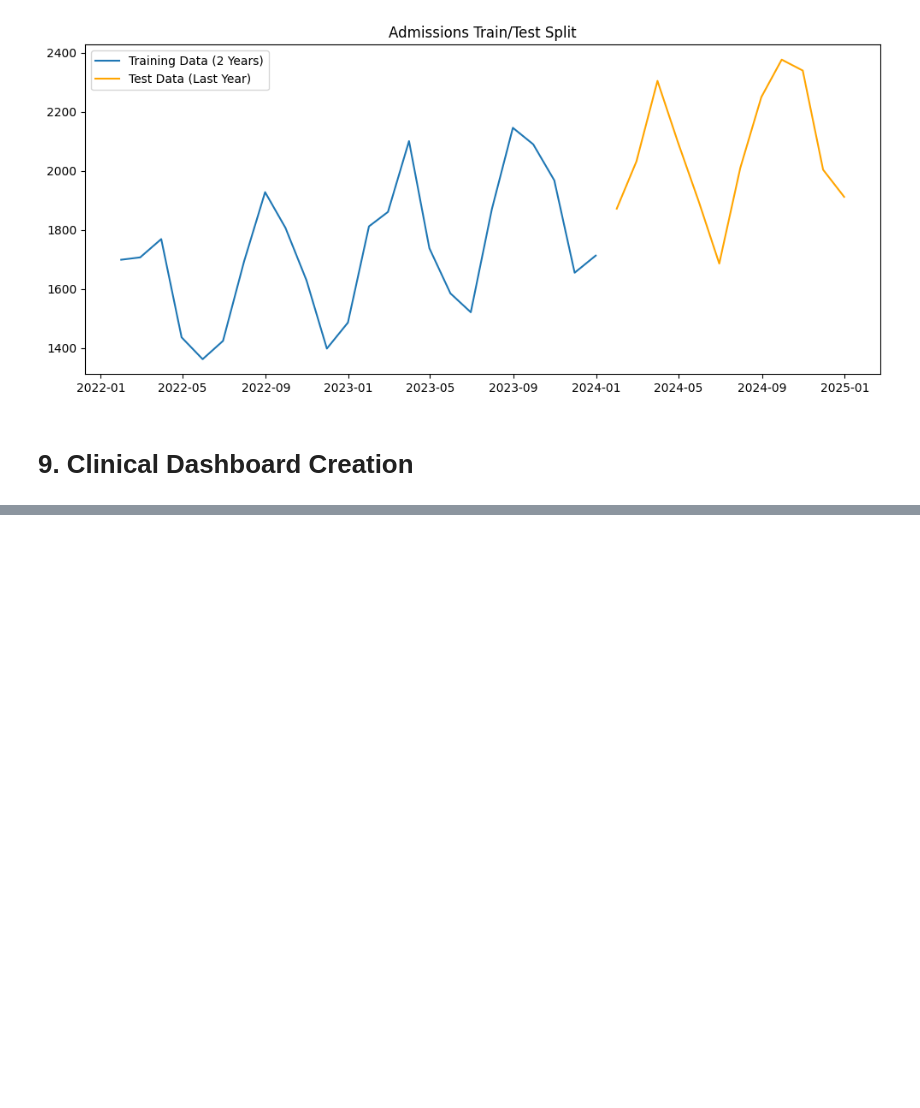
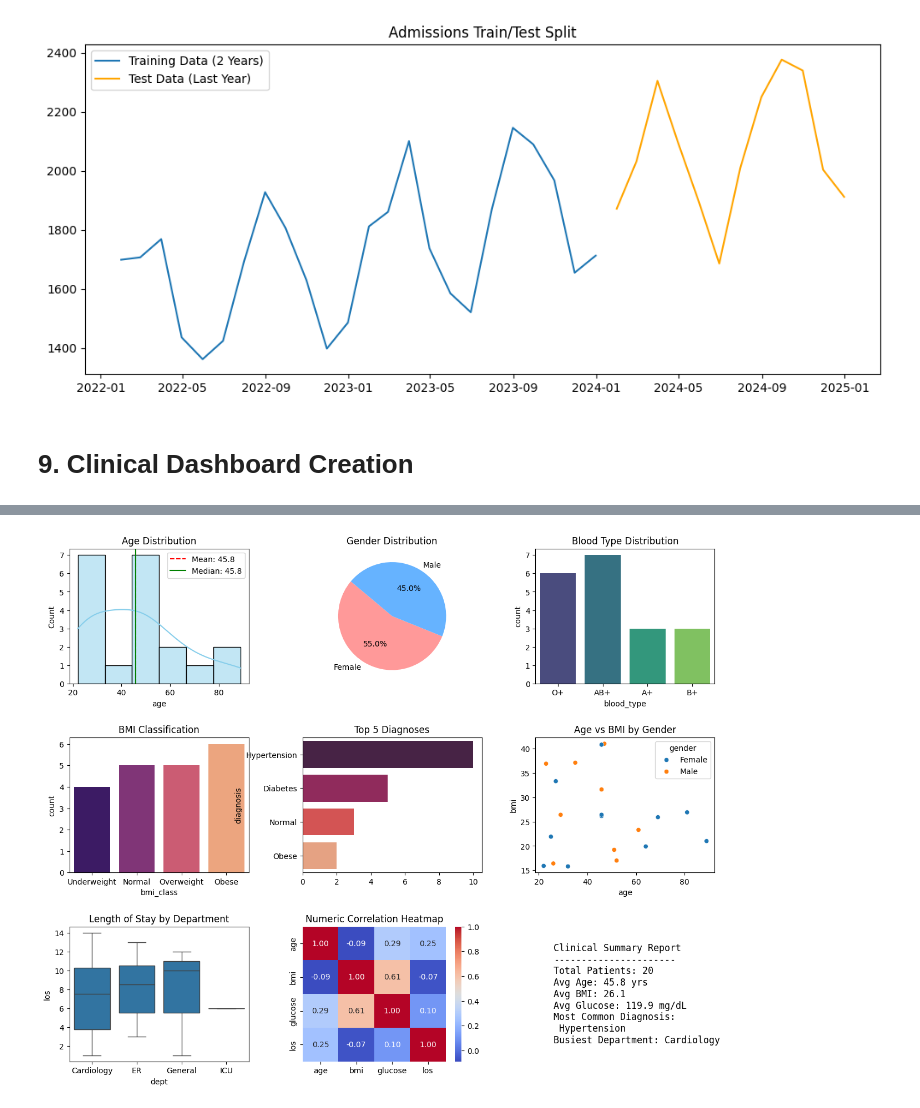
Before and after one commit to Fentahun60/Fentahun, a Jupyter notebook: Data_Science_Training Emerald.ipynb, the cells around one changed output, grey strips where cells are left out. Cells and saved outputs as stored; diff of their text form; code cells hidden in the pictures; blank space fills up the shorter version.

```diff
--- a/Data_Science_Training Emerald.ipynb
+++ b/Data_Science_Training Emerald.ipynb
@@ -1718,0 +2109,80 @@ Test set (2024): 12 months
+# %%
+import matplotlib.pyplot as plt
+import seaborn as sns
+import numpy as np
+
+# Standardize gender for visualization
+df_patients['gender'] = df_patients['gender'].replace({'F': 'Female', 'M': 'Male'})
+
+# Define BMI classification function
+def get_bmi_cat(bmi):
+    if bmi < 18.5: return 'Underweight'
+    elif bmi < 25: return 'Normal'
+    elif bmi < 30: return 'Overweight'
+    else: return 'Obese'
+
+df_patients['bmi_class'] = df_patients['bmi'].apply(get_bmi_cat)
+
+# Create the 3x3 subplot layout
+fig, axes = plt.subplots(3, 3, figsize=(15, 12))
+plt.subplots_adjust(hspace=0.4, wspace=0.3)
+
+# 1. Age Distribution Histogram
+sns.histplot(df_patients['age'], kde=True, ax=axes[0, 0], color='skyblue')
+axes[0, 0].axvline(df_patients['age'].mean(), color='red', linestyle='--', label=f'Mean: {df_patients["age"].mean():.1f}')
+axes[0, 0].axvline(df_patients['age'].median(), color='green', linestyle='-', label=f'Median: {df_patients["age"].median():.1f}')
+axes[0, 0].set_title('Age Distribution')
+axes[0, 0].legend()
+
+# 2. Gender Pie Chart
+gender_counts = df_patients['gender'].value_counts()
+axes[0, 1].pie(gender_counts, labels=gender_counts.index, autopct='%1.1f%%', startangle=140, colors=['#ff9999','#66b3ff'])
+axes[0, 1].set_title('Gender Distribution')
+
+# 3. Blood Type Bar Chart
+sns.countplot(x='blood_type', data=df_patients, ax=axes[0, 2], palette='viridis')
+axes[0, 2].set_title('Blood Type Distribution')
+
+# 4. BMI Classification Distribution
+sns.countplot(x='bmi_class', data=df_patients, ax=axes[1, 0], palette='magma', order=['Underweight', 'Normal', 'Overweight', 'Obese'])
+axes[1, 0].set_title('BMI Classification')
+
+# 5. Diagnosis Frequency (Top 5)
+top_diag = df_patients['diagnosis'].value_counts().head(5)
+sns.barplot(x=top_diag.values, y=top_diag.index, ax=axes[1, 1], palette='rocket')
+axes[1, 1].set_title('Top 5 Diagnoses')
+
+# 6. Age vs BMI Scatter Plot by Gender
+sns.scatterplot(x='age', y='bmi', hue='gender', data=df_patients, ax=axes[1, 2])
+axes[1, 2].set_title('Age vs BMI by Gender')
+
+# 7. Length of Stay (Simulated) by Department (Simulated Departments)
+# Note: departmental data is simulated for this specific visualization task
+departments = ['Cardiology', 'ER', 'ICU', 'General']
+df_patients['dept'] = np.random.choice(departments, len(df_patients))
+# Using simulated 'los' (Length of Stay) values
+df_patients['los'] = np.random.randint(1, 15, len(df_patients))
+sns.boxplot(x='dept', y='los', data=df_patients, ax=axes[2, 0])
+axes[2, 0].set_title('Length of Stay by Department')
+
+# 8. Correlation Heatmap of Numeric Variables
+corr = df_patients[['age', 'bmi', 'glucose', 'los']].corr()
+sns.heatmap(corr, annot=True, cmap='coolwarm', fmt='.2f', ax=axes[2, 1])
+axes[2, 1].set_title('Numeric Correlation Heatmap')
+
+# 9. Summary Statistics Text Panel
+axes[2, 2].axis('off')
+stats_text = (
+    f"Clinical Summary Report\n"
+    f"----------------------\n"
+    f"Total Patients: {len(df_patients)}\n"
+    f"Avg Age: {df_patients['age'].mean():.1f} yrs\n"
+    f"Avg BMI: {df_patients['bmi'].mean():.1f}\n"
+    f"Avg Glucose: {df_patients['glucose'].mean():.1f} mg/dL\n"
+    f"Most Common Diagnosis:\n {df_patients['diagnosis'].mode()[0]}\n"
+    f"Busiest Department: {df_patients['dept'].mode()[0]}"
+)
+axes[2, 2].text(0.1, 0.5, stats_text, fontsize=12, verticalalignment='center', family='monospace')
+
+plt.show()
+# %% [output]
@@ -1718,0 +2200 @@ Test set (2024): 12 months
+[figure, added]
```
Also changed, not shown: parts of 53 cells of this notebook.
